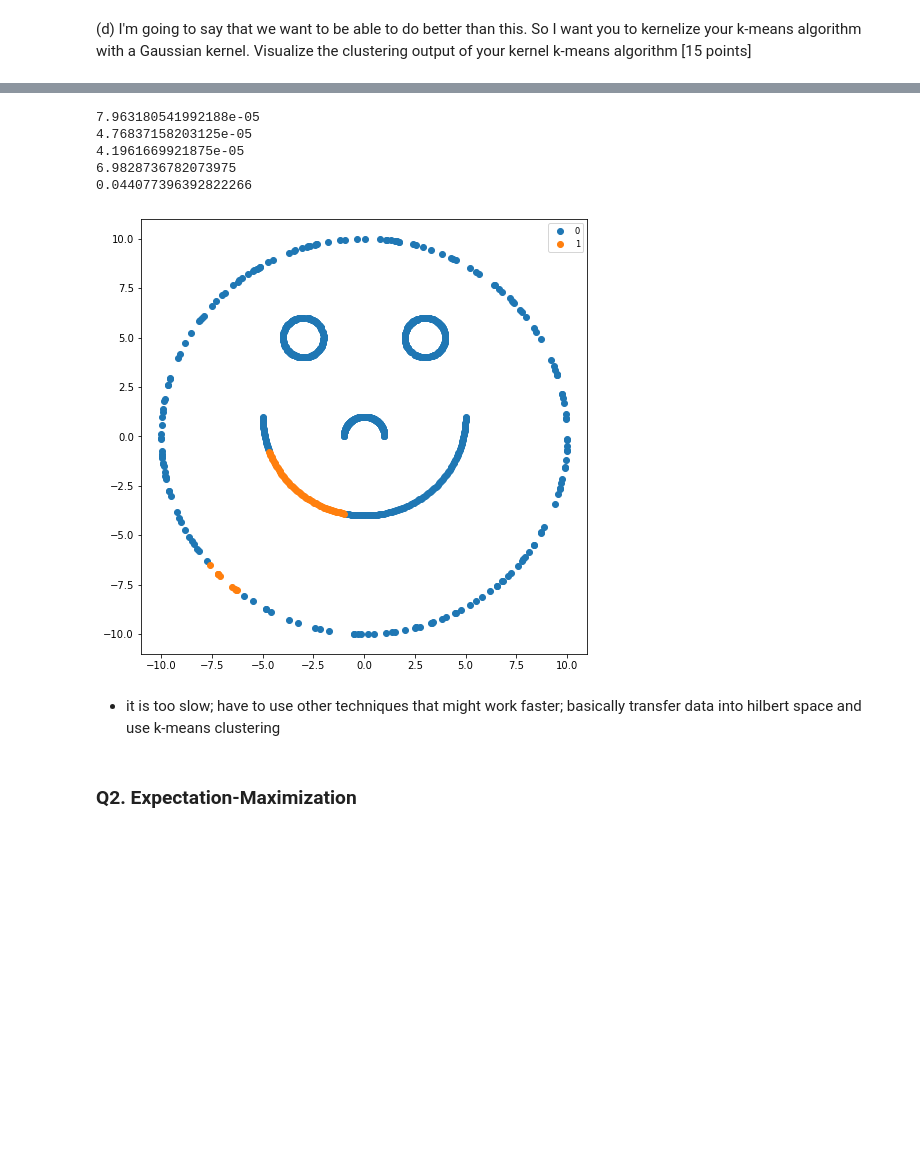
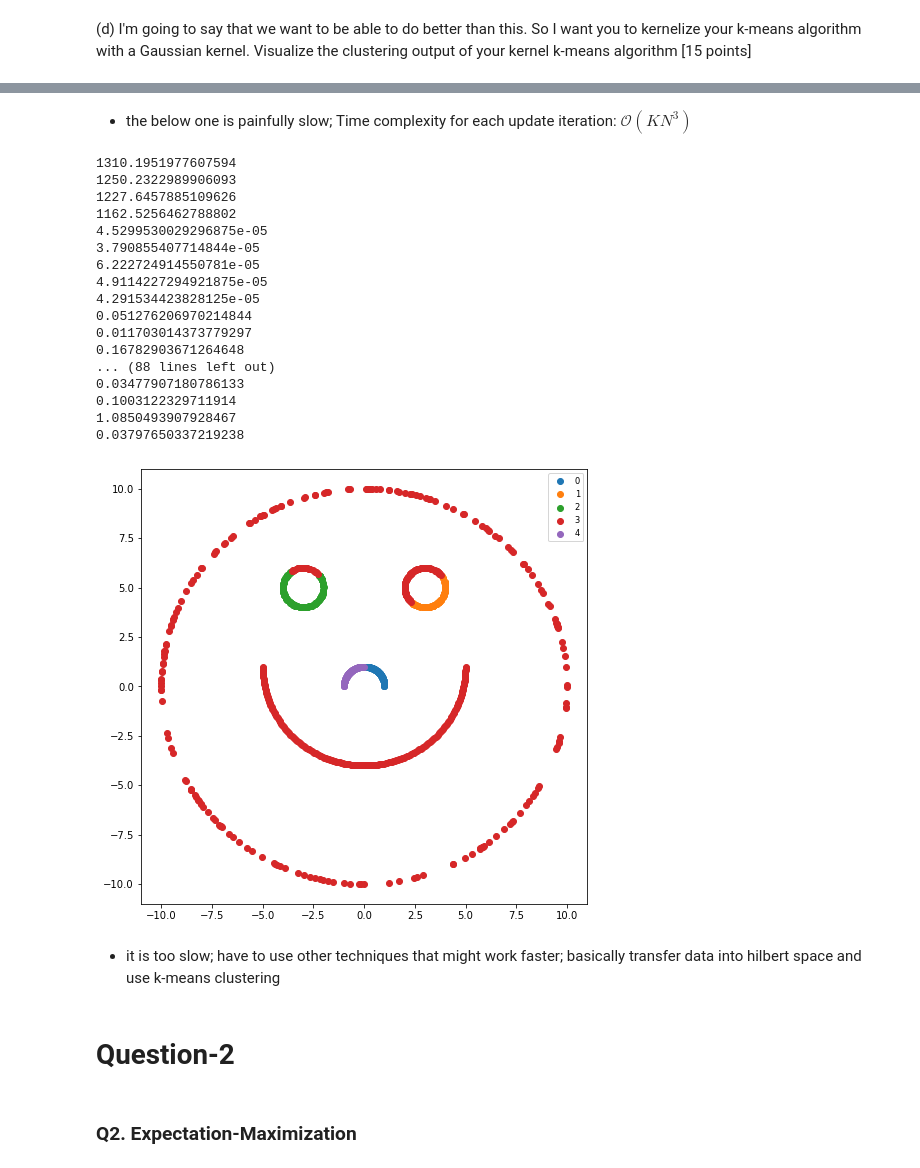
Before and after one commit to sunil-dhaka/ml-course-work, a Jupyter notebook: assign4.ipynb, the cells around one changed output, grey strips where cells are left out. Saved outputs shown, nothing was run; the diff lists cells and outputs as text; code cells hidden in the pictures; blank space fills up the shorter version.

Commit message:
code with a bit TOC on top and both kernel kmeans implementation

```diff
--- a/assign4.ipynb
+++ b/assign4.ipynb
@@ -465,3 +487,5 @@ len(X)
+# %% [markdown]
+- the below one is painfully slow; Time complexity for each update iteration: $\mathcal{O}(KN^3)$
 # %%
 from time import time
 # set this variable to change lambda in guassian kernel
@@ -473,7 +497,7 @@ def pair_kernel_dist_total(x,cluster_points):
     # math is bit involving given in markdowns
     # tic=time()
     n_points_=len(cluster_points)
-    return_dist=1.0
+    return_dist=0
     for i,point1 in enumerate(cluster_points):
         return_dist-=(2/n_points_)*pair_kernel_dist(x,point1)
 
@@ -486,8 +510,12 @@ def kernel_dist(X,centroid):
     centroid_points_dist=n_points_
     for i in range(n_points_):
         for j in range(n_points_):
-            if i!=j:
-                centroid_points_dist+=pair_kernel_dist(centroid[i],centroid[j,])
+            # this one is 2 times faster than the below one
+            if j>i:
+                centroid_points_dist+=2*pair_kernel_dist(centroid[i,],centroid[j,])
+            # below one is inefficient
+            # if i!=j:
+            #     centroid_points_dist+=pair_kernel_dist(centroid[i,],centroid[j,])
     centroid_points_dist=centroid_points_dist/(n_points_**2)
     toc=time()
     print(toc-tic)
@@ -497,8 +525,9 @@ def kernel_dist(X,centroid):
         return_array[i]=pair_kernel_dist_total(x,centroid)+centroid_points_dist
 
     return return_array
-# exact formula is given in kernel kmeans slide
-# return 2*(1-(np.exp(-LAMBDA * np.sum((X-centroid)**2,axis=1))))
+def k(X,centroid):
+    # exact formula is given in kernel kmeans slide
+    return 2*(1-(np.exp(-LAMBDA * np.sum((X-centroid)**2,axis=1))))
 
 '''
 k menas clustering algo implementation
@@ -548,13 +577,14 @@ def get_kernel_KMeans_clusters(X,n_cluster=4,init_style='k-means',n_iter=2):
             tmp=np.empty((n_points,i))
             for j in range(i):
                 #TODO:done
-                tmp[:,j]=np.sqrt(kernel_dist(X,init_centroids[j,:]))
+                # tmp[:,j]=np.sqrt(kernel_dist(X,init_centroids[j,:]))
+                tmp[:,j]=np.sqrt(k(X,init_centroids[j,:]))
 
             tmp_min=np.min(tmp,axis=1) # min(D(X)) for each unselected point
 
             # convert them into probabilities
             tmp_prob=tmp_min/np.sum(tmp_min)
-            # print(np.min(tmp_prob))
+            print(np.sum(tmp_min))
 
             # possible index values
             values=list(range(0,1000))
@@ -621,16 +651,30 @@ def get_kernel_KMeans_clusters(X,n_cluster=4,init_style='k-means',n_iter=2):
     # return cluster ids for each of the data points in X with some history info
     # return {'final':tmp_cluster_assign,'history':cluster_history,'iter-count':iter_count,}#'wacc-history':wacc_history,'final-centroids':curr_centroids,'start-centroid':init_centroids_index}a
 # %%
-plot_clusters(X,get_kernel_KMeans_clusters(X,n_cluster=2,n_iter=2,init_style='k-means++'),n_cluster=2)
+plot_clusters(X,get_kernel_KMeans_clusters(X,n_cluster=5,n_iter=20,init_style='k-means++'),n_cluster=5)
 # %% [output]
-7.963180541992188e-05
-4.76837158203125e-05
-4.1961669921875e-05
-6.9828736782073975
-0.044077396392822266
+1310.1951977607594
+1250.2322989906093
+1227.6457885109626
+1162.5256462788802
+4.5299530029296875e-05
+3.790855407714844e-05
+6.222724914550781e-05
+4.9114227294921875e-05
+4.291534423828125e-05
+0.051276206970214844
+0.011703014373779297
+0.16782903671264648
+... (88 lines left out)
+0.03477907180786133
+0.1003122329711914
+1.0850493907928467
+0.03797650337219238
-[figure, old version]
+[figure, new version]
 # %% [markdown]
 - it is too slow; have to use other techniques that might work faster; basically transfer data into hilbert space and use k-means clustering
+# %% [markdown]
+# Question-2
 # %% [markdown]
 ### Q2. Expectation-Maximization
 # %% [markdown]
```
Also changed, not shown: parts of 19 cells of this notebook.
